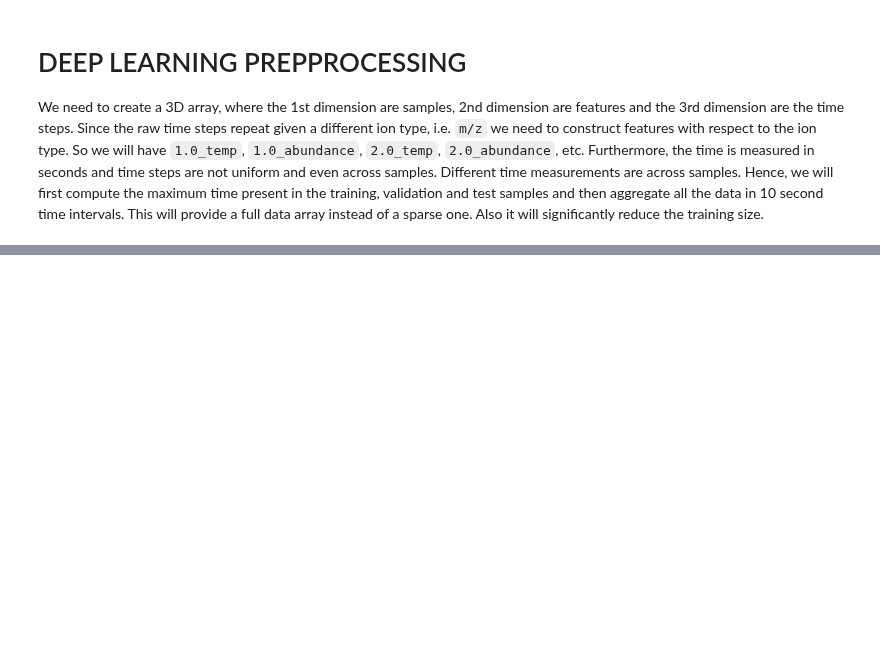
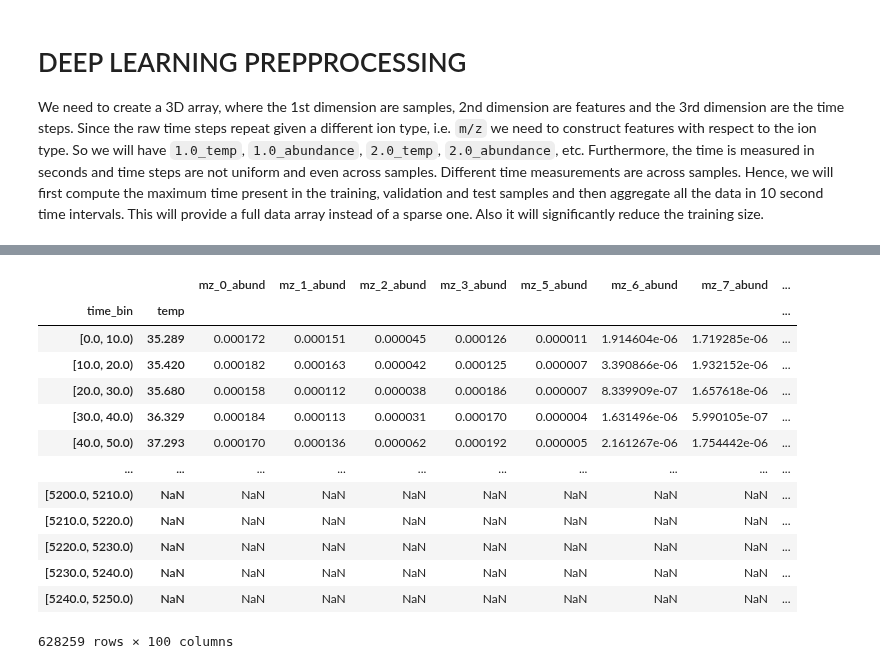
Before and after one commit to itacdonev/MarsSpectrometry, a Jupyter notebook: notebooks/training_dl.ipynb, the cells around one changed output, grey strips where cells are left out. Cells and saved outputs as stored; diff of their text form; code cells hidden in the pictures; blank space fills up the shorter version.

```diff
--- a/notebooks/training_dl.ipynb
+++ b/notebooks/training_dl.ipynb
@@ -109 +132,21 @@ max_time
+# %%
+df_meta = metadata[metadata.split == 'train']
+fts_dl_ts = features.dl_ts(df_meta, max_time)
+print(fts_dl_ts.shape)
+fts_dl_ts
+# %% [output]
+|  |  | mz_0_abund | mz_1_abund | mz_2_abund | mz_3_abund | mz_5_abund | mz_6_abund | mz_7_abund | ... |
+| time_bin | temp |  |  |  |  |  |  |  | ... |
+| [0.0, 10.0) | 35.289 | 0.000172 | 0.000151 | 0.000045 | 0.000126 | 0.000011 | 1.914604e-06 | 1.719285e-06 | ... |
+| [10.0, 20.0) | 35.420 | 0.000182 | 0.000163 | 0.000042 | 0.000125 | 0.000007 | 3.390866e-06 | 1.932152e-06 | ... |
+| [20.0, 30.0) | 35.680 | 0.000158 | 0.000112 | 0.000038 | 0.000186 | 0.000007 | 8.339909e-07 | 1.657618e-06 | ... |
+| [30.0, 40.0) | 36.329 | 0.000184 | 0.000113 | 0.000031 | 0.000170 | 0.000004 | 1.631496e-06 | 5.990105e-07 | ... |
+| [40.0, 50.0) | 37.293 | 0.000170 | 0.000136 | 0.000062 | 0.000192 | 0.000005 | 2.161267e-06 | 1.754442e-06 | ... |
+| ... | ... | ... | ... | ... | ... | ... | ... | ... | ... |
+| [5200.0, 5210.0) | NaN | NaN | NaN | NaN | NaN | NaN | NaN | NaN | ... |
+| [5210.0, 5220.0) | NaN | NaN | NaN | NaN | NaN | NaN | NaN | NaN | ... |
+| [5220.0, 5230.0) | NaN | NaN | NaN | NaN | NaN | NaN | NaN | NaN | ... |
+| [5230.0, 5240.0) | NaN | NaN | NaN | NaN | NaN | NaN | NaN | NaN | ... |
+| [5240.0, 5250.0) | NaN | NaN | NaN | NaN | NaN | NaN | NaN | NaN | ... |
+628259 rows × 100 columns
 # %%
```
Also changed, not shown: parts of 14 cells of this notebook.
